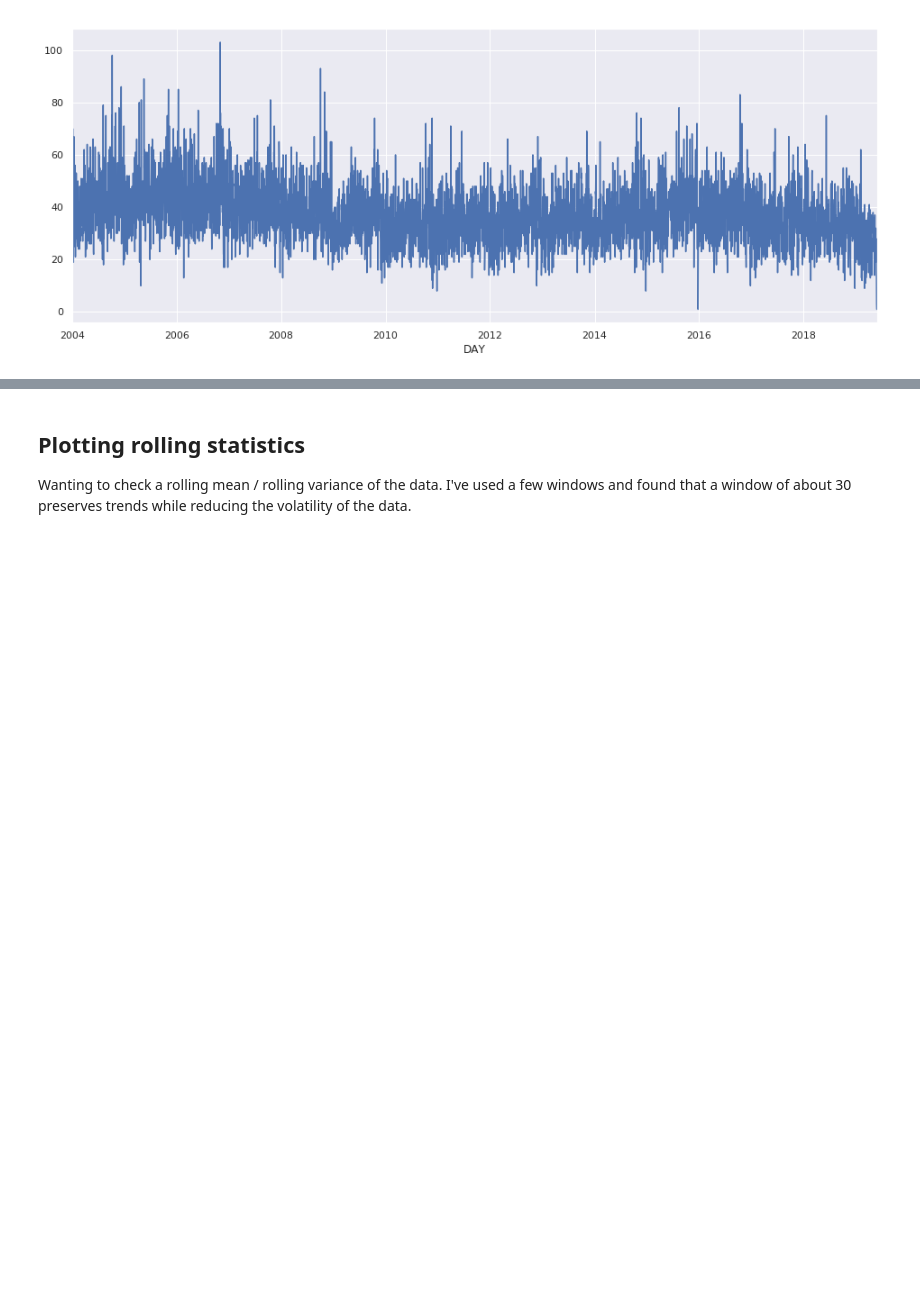
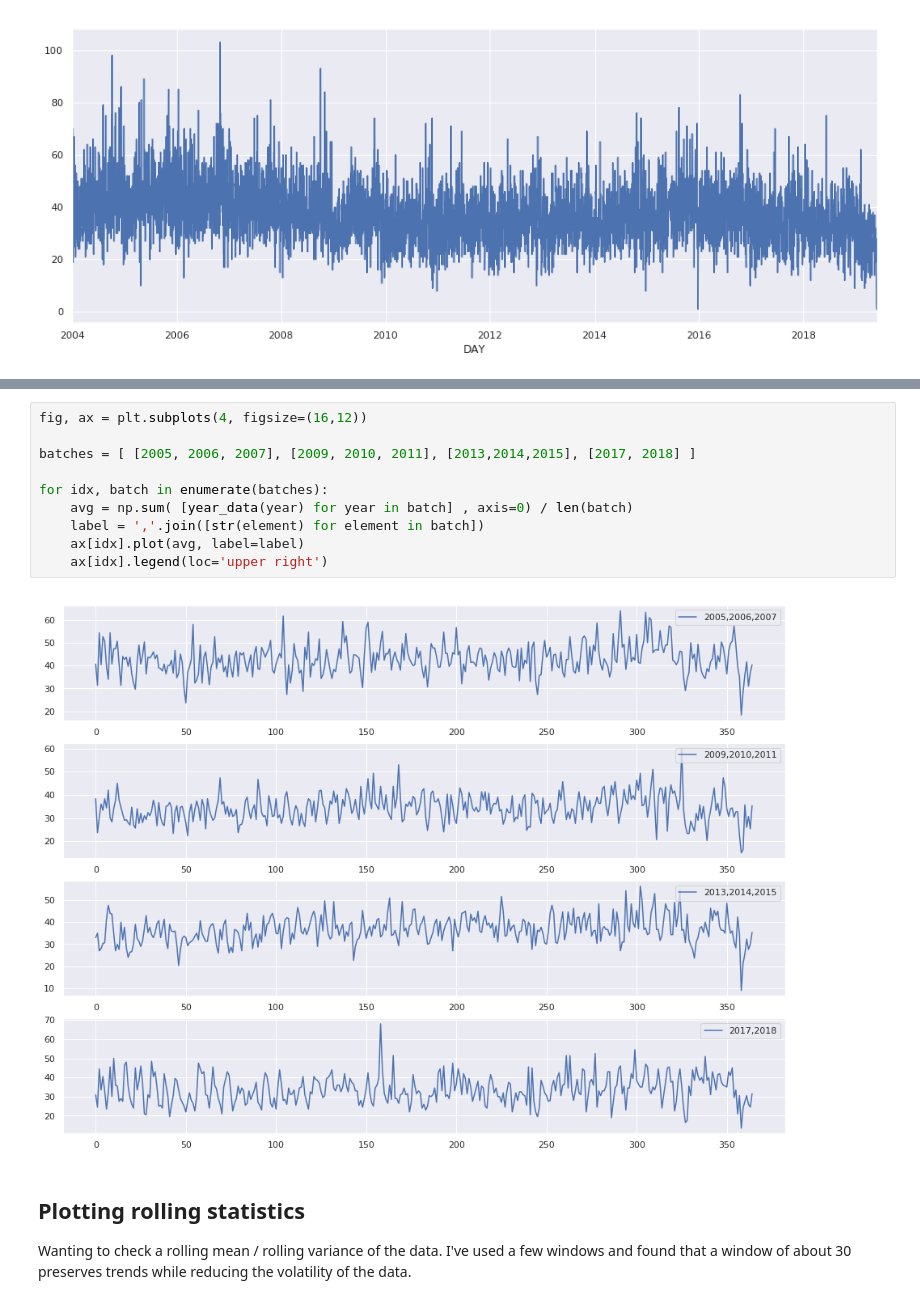
Before and after one commit to andrewmaurer/ml-techniques, a Jupyter notebook: Time Series Forecasting.ipynb, the cells around one changed output, grey strips where cells are left out. Drawn from its saved outputs; the diff is of its cells as text; blank space fills up the shorter version.

```diff
--- a/Time Series Forecasting.ipynb
+++ b/Time Series Forecasting.ipynb
@@ -213,3 +212,15 @@ Name: ALL, Length: 5626, dtype: float64
+# %%
+fig, ax = plt.subplots(4, figsize=(16,12))
+
+batches = [ [2005, 2006, 2007], [2009, 2010, 2011], [2013,2014,2015], [2017, 2018] ]
+
+for idx, batch in enumerate(batches):
+    avg = np.sum( [year_data(year) for year in batch] , axis=0) / len(batch)
+    label = ','.join([str(element) for element in batch])
+    ax[idx].plot(avg, label=label)
+    ax[idx].legend(loc='upper right')
+# %% [output]
+[figure, added]
 # %% [markdown]
 ## Plotting rolling statistics
 
```
Also changed, not shown: parts of 24 cells of this notebook.
